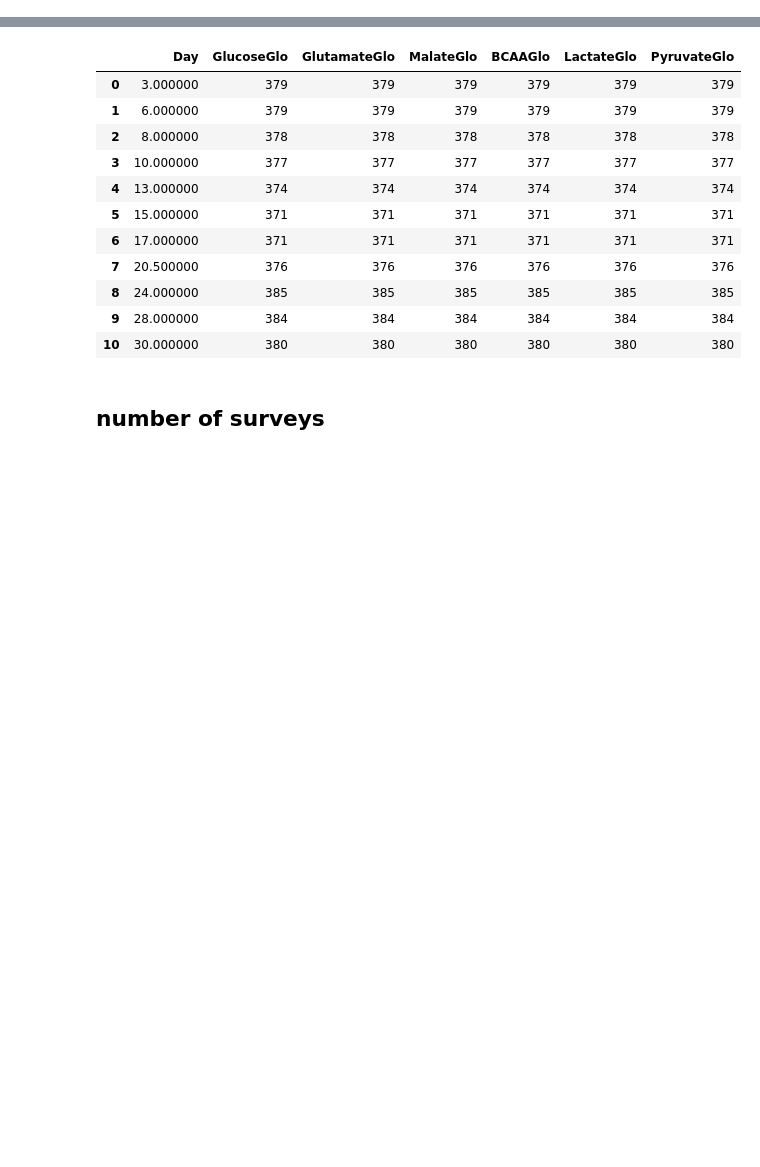
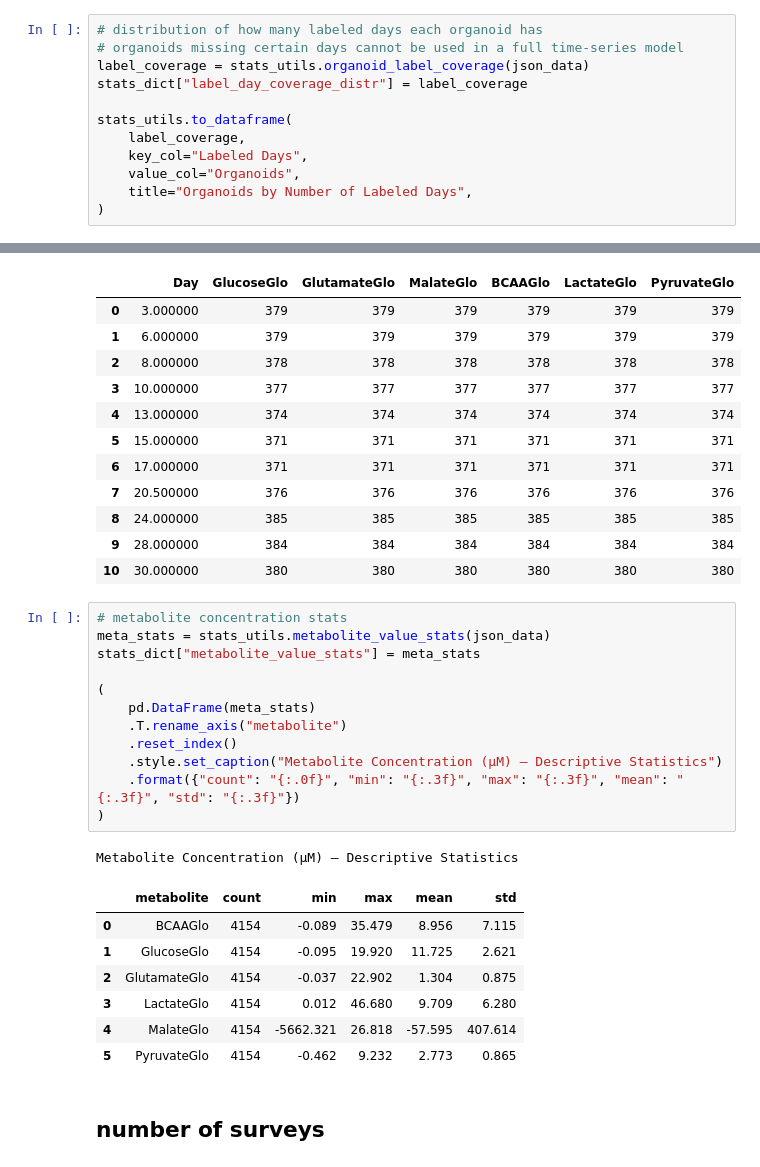
Before and after one commit to dsi-clinic/2025-promega-mini-test, a Jupyter notebook: notebooks/promega_data_stats.ipynb, the cells around one changed output, grey strips where cells are left out. Drawn from its saved outputs; the diff is of its cells as text; blank space fills up the shorter version.

Commit message:
Update stats notebook with stats that cover label and survey agreement

```diff
--- a/notebooks/promega_data_stats.ipynb
+++ b/notebooks/promega_data_stats.ipynb
@@ -184,0 +185,12 @@ Labels by Day
+# %%
+# distribution of how many labeled days each organoid has
+# organoids missing certain days cannot be used in a full time-series model
+label_coverage = stats_utils.organoid_label_coverage(json_data)
+stats_dict["label_day_coverage_distr"] = label_coverage
+
+stats_utils.to_dataframe(
+    label_coverage,
+    key_col="Labeled Days",
+    value_col="Organoids",
+    title="Organoids by Number of Labeled Days",
+)
@@ -225,6 +242,27 @@ Metabolites by Day
 | 8 | 24.000000 | 385 | 385 | 385 | 385 | 385 | 385 |
 | 9 | 28.000000 | 384 | 384 | 384 | 384 | 384 | 384 |
 | 10 | 30.000000 | 380 | 380 | 380 | 380 | 380 | 380 |
+# %%
+# metabolite concentration stats
+meta_stats = stats_utils.metabolite_value_stats(json_data)
+stats_dict["metabolite_value_stats"] = meta_stats
+
+(
+    pd.DataFrame(meta_stats)
+    .T.rename_axis("metabolite")
+    .reset_index()
+    .style.set_caption("Metabolite Concentration (µM) — Descriptive Statistics")
+    .format({"count": "{:.0f}", "min": "{:.3f}", "max": "{:.3f}", "mean": "{:.3f}", "std": "{:.3f}"})
+)
+# %% [output]
+Metabolite Concentration (µM) — Descriptive Statistics
+|  | metabolite | count | min | max | mean | std |
+| 0 | BCAAGlo | 4154 | -0.089 | 35.479 | 8.956 | 7.115 |
+| 1 | GlucoseGlo | 4154 | -0.095 | 19.920 | 11.725 | 2.621 |
+| 2 | GlutamateGlo | 4154 | -0.037 | 22.902 | 1.304 | 0.875 |
+| 3 | LactateGlo | 4154 | 0.012 | 46.680 | 9.709 | 6.280 |
+| 4 | MalateGlo | 4154 | -5662.321 | 26.818 | -57.595 | 407.614 |
+| 5 | PyruvateGlo | 4154 | -0.462 | 9.232 | 2.773 | 0.865 |
 # %% [markdown]
 ## number of surveys
 # %%
```
Also changed, not shown: parts of 8 cells of this notebook, 2 other files.
